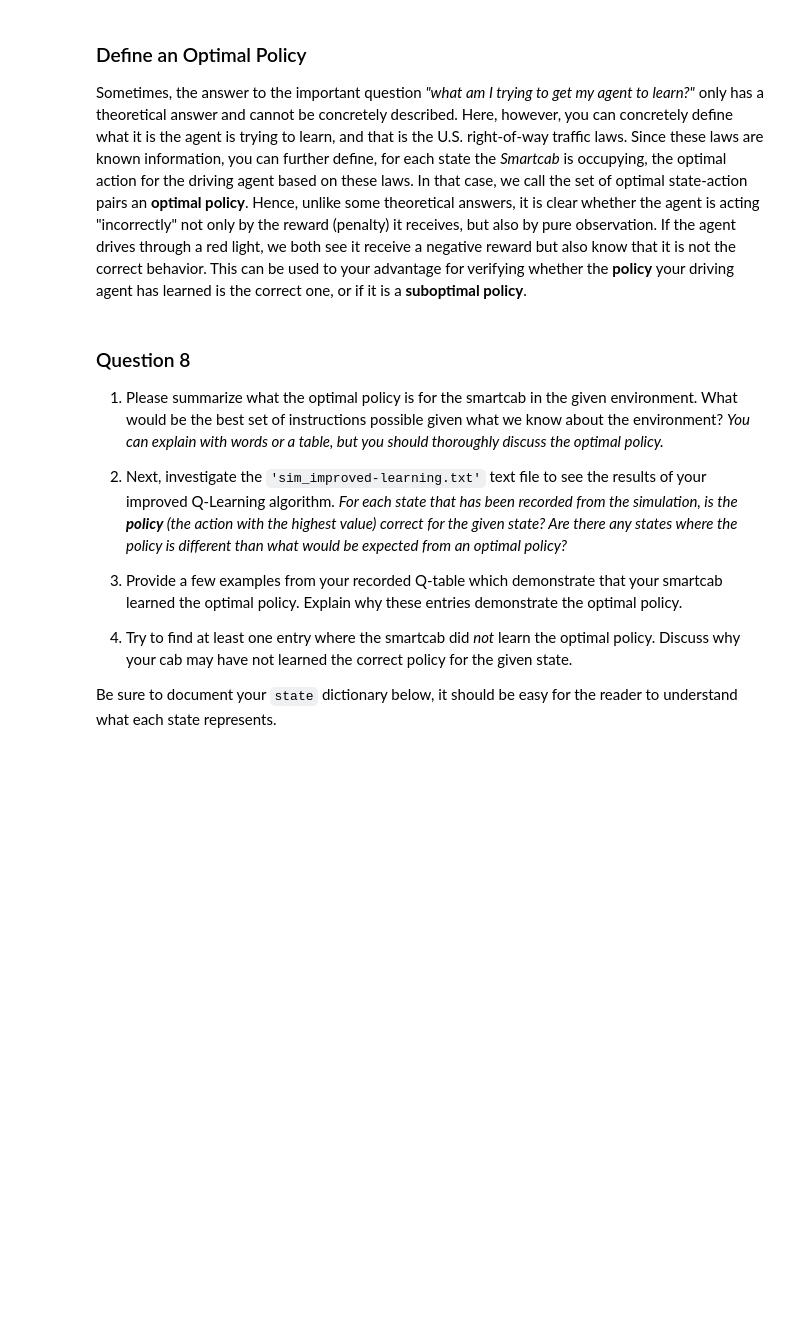
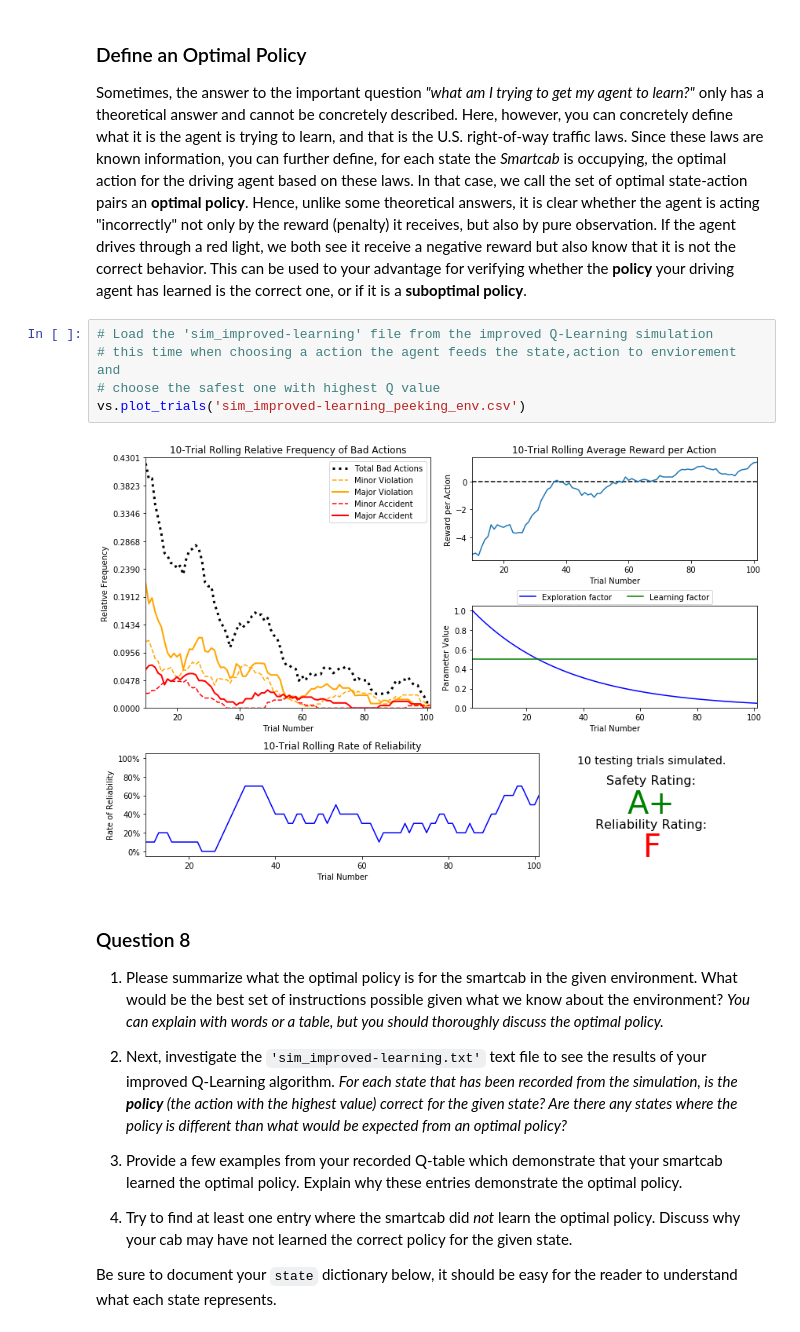
Before and after one commit to mengxinzhao/udacity-ml-ps-17, a Jupyter notebook: smartcab/smartcab.ipynb, the cells around one changed output. Drawn from its saved outputs; the diff is of its cells as text; blank space fills up the shorter version.

```diff
--- a/smartcab/smartcab.ipynb
+++ b/smartcab/smartcab.ipynb
@@ -244,6 +262,13 @@ Using the visualization above that was produced from your improved Q-Learning si
 ### Define an Optimal Policy
 
 Sometimes, the answer to the important question *"what am I trying to get my agent to learn?"* only has a theoretical answer and cannot be concretely described. Here, however, you can concretely define what it is the agent is trying to learn, and that is the U.S. right-of-way traffic laws. Since these laws are known information, you can further define, for each state the *Smartcab* is occupying, the optimal action for the driving agent based on these laws. In that case, we call the set of optimal state-action pairs an **optimal policy**. Hence, unlike some theoretical answers, it is clear whether the agent is acting "incorrectly" not only by the reward (penalty) it receives, but also by pure observation. If the agent drives through a red light, we both see it receive a negative reward but also know that it is not the correct behavior. This can be used to your advantage for verifying whether the **policy** your driving agent has learned is the correct one, or if it is a **suboptimal policy**.
+# %%
+# Load the 'sim_improved-learning' file from the improved Q-Learning simulation
+# this time when choosing a action the agent feeds the state,action to enviorement and
+# choose the safest one with highest Q value
+vs.plot_trials('sim_improved-learning_peeking_env.csv')
+# %% [output]
+[figure, added]
 # %% [markdown]
 ### Question 8
 
```
Also changed, not shown: parts of 8 cells of this notebook, 3 other files.
